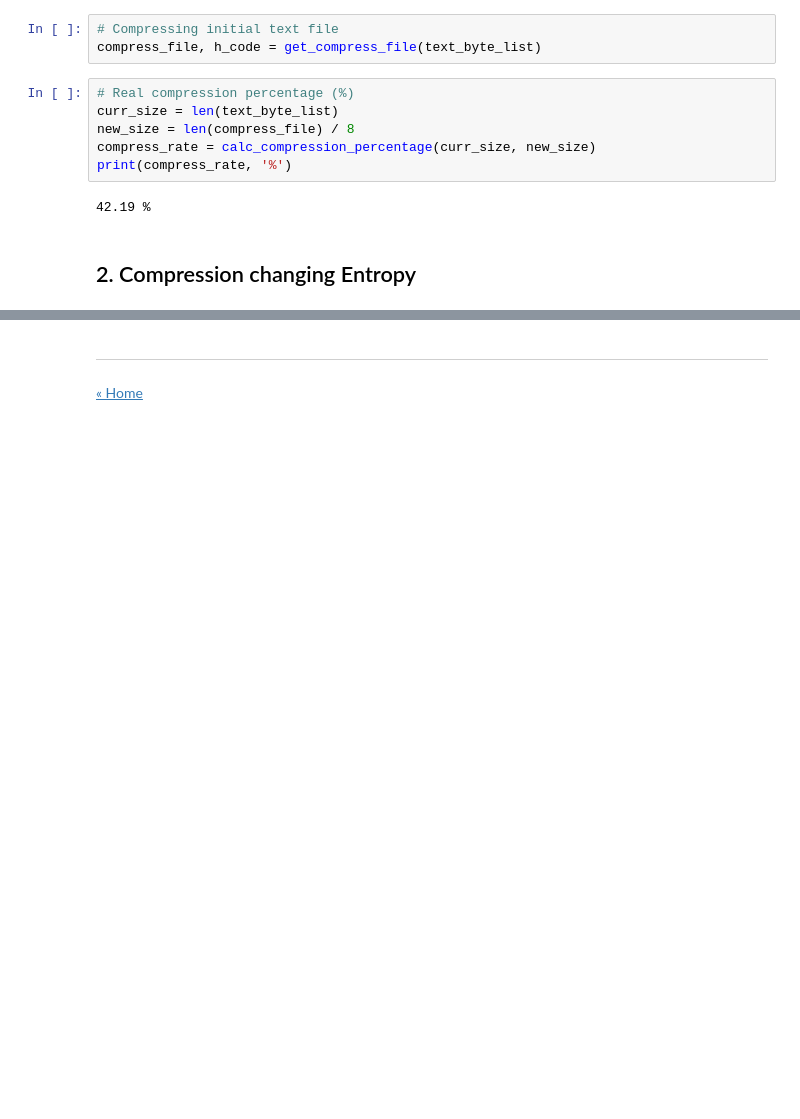
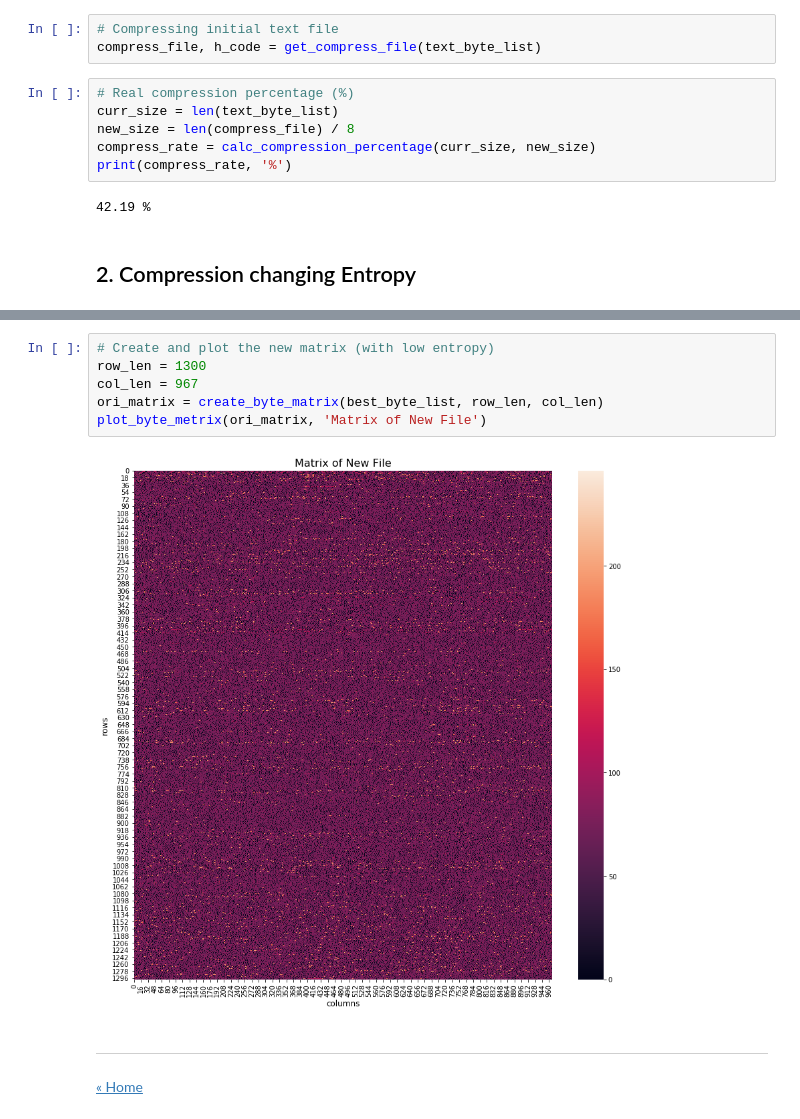
Before and after one commit to ansegura7/DataCompression, a Jupyter notebook: code/CompressionAndEntropy.ipynb, the cells around one changed output, grey strips where cells are left out. Saved outputs shown, nothing was run; the diff lists cells and outputs as text; blank space fills up the shorter version.

```diff
--- a/code/CompressionAndEntropy.ipynb
+++ b/code/CompressionAndEntropy.ipynb
@@ -198,3 +238,11 @@ with open(file_path, 'w+b') as f:
+# %%
+# Create and plot the new matrix (with low entropy)
+row_len = 1300
+col_len = 967
+ori_matrix = create_byte_matrix(best_byte_list, row_len, col_len)
+plot_byte_metrix(ori_matrix, 'Matrix of New File')
+# %% [output]
+[figure, added]
 # %% [markdown]
 <hr>
 <p><a href="https://ansegura7.github.io/DataCompression/">« Home</a></p>
```
Also changed, not shown: parts of 14 cells of this notebook, 1 other file.
